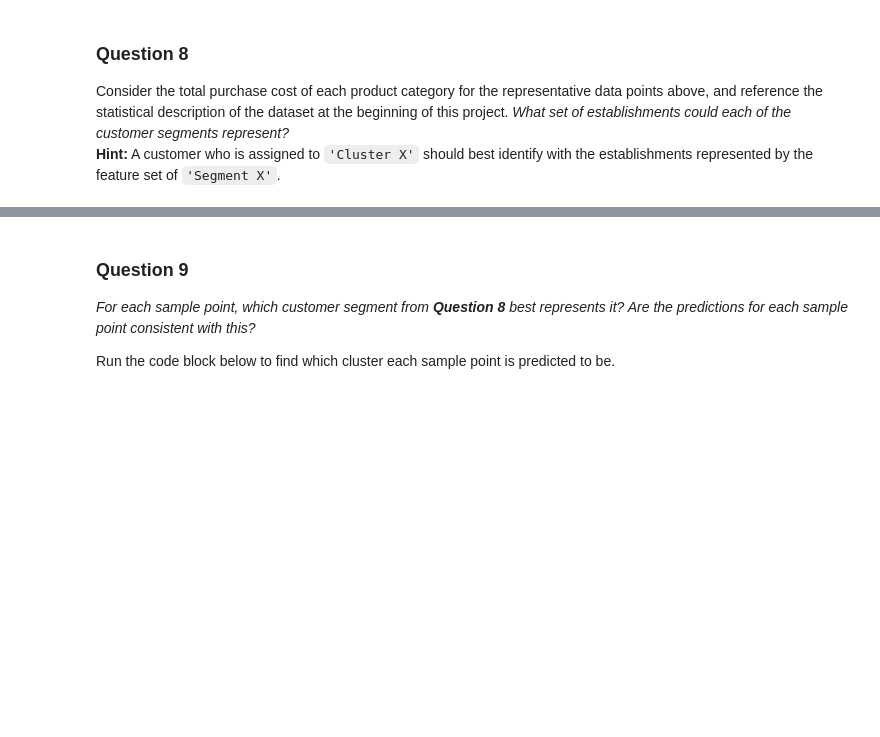
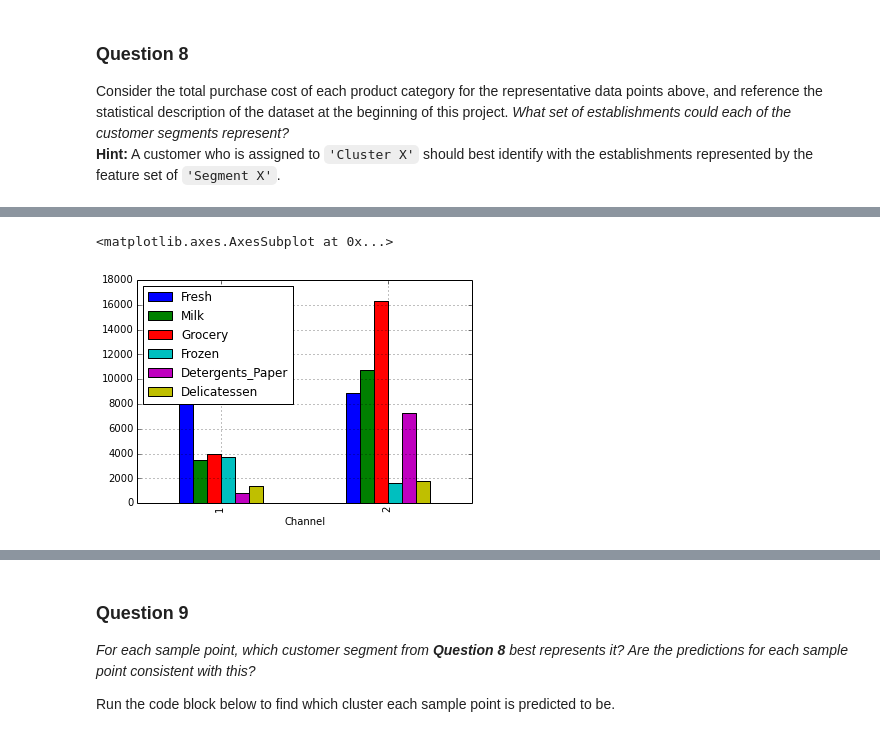
Before and after one commit to longnd84/machine-learning, a Jupyter notebook: projects/creating_customer_segments/customer_segments_Long.ipynb, the cells around one changed output, grey strips where cells are left out. Saved outputs shown, nothing was run; the diff lists cells and outputs as text; code cells hidden in the pictures; blank space fills up the shorter version.

```diff
--- a/projects/creating_customer_segments/customer_segments_Long.ipynb
+++ b/projects/creating_customer_segments/customer_segments_Long.ipynb
@@ -431,0 +531,8 @@ However, when taking the mean of the original data set, grouping by "segment", t
+# %%
+all_data = pd.read_csv("customers.csv")
+all_data.drop(['Region'], axis = 1, inplace = True)
+all_means = all_data.groupby(['Channel']).mean()
+all_means.plot(kind='bar')
+# %% [output]
+<matplotlib.axes.AxesSubplot at 0x...>
+[figure, added]
```
Also changed, not shown: parts of 17 cells of this notebook, 1 other file.
